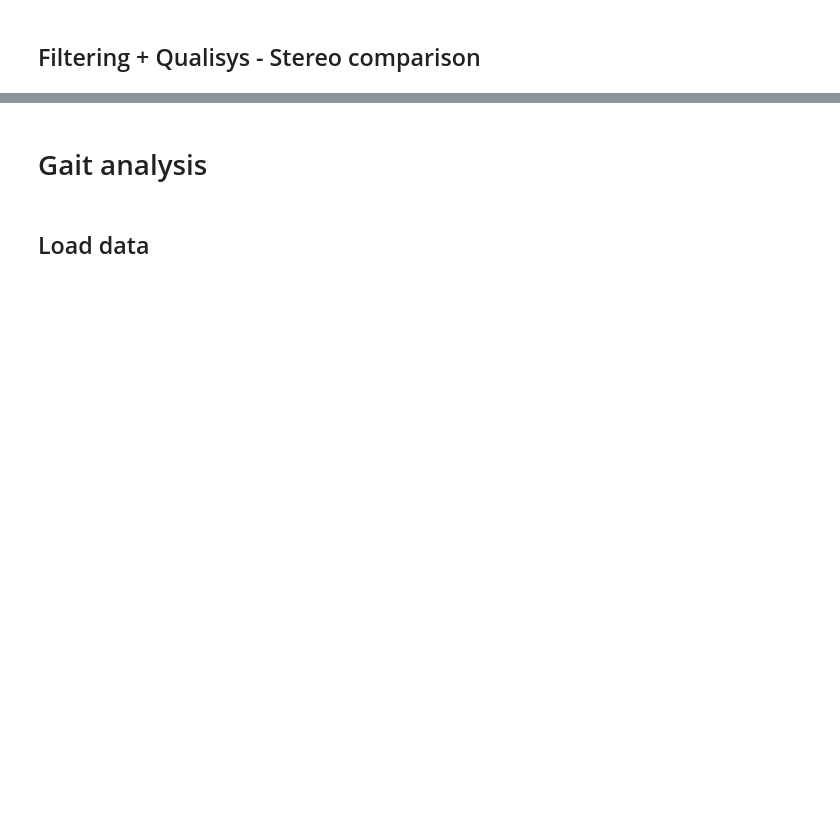
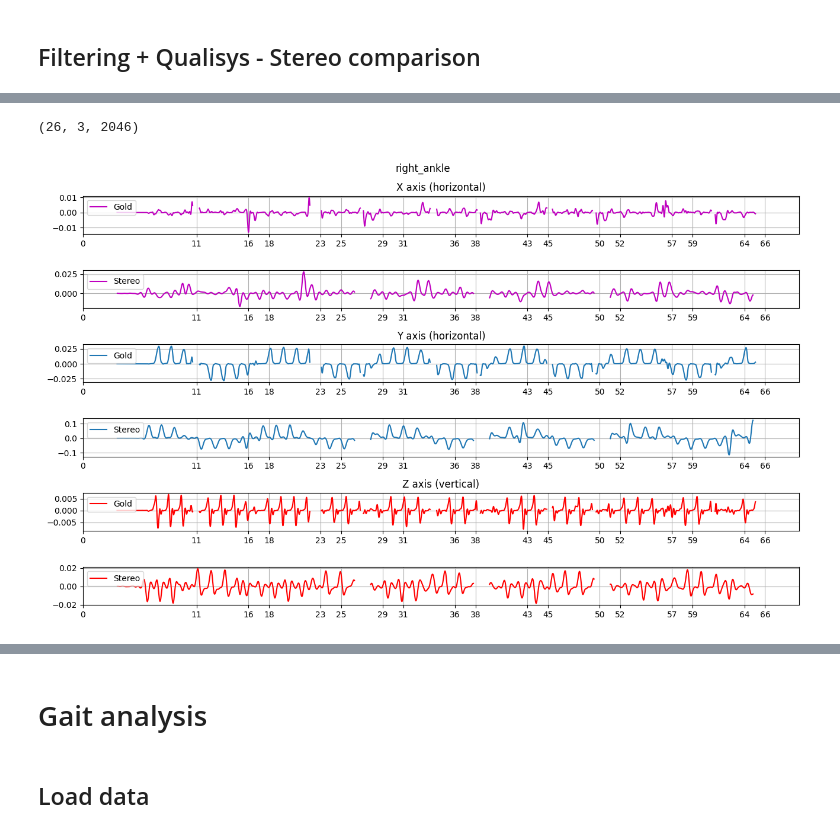
Before and after one commit to MateUnger/StereoVision, a Jupyter notebook: pipeline.ipynb, the cells around one changed output, grey strips where cells are left out. Drawn from its saved outputs; the diff is of its cells as text; code cells hidden in the pictures; blank space fills up the shorter version.

```diff
--- a/pipeline.ipynb
+++ b/pipeline.ipynb
@@ -496,3 +555,7 @@ plt.show()
+# %%
+keypoints_3d.shape
+# %% [output]
+(26, 3, 2046)
 # %%
 # perform filtering, visualize results as a comparison between Qualisys and Stereo
 from scipy.signal import butter, filtfilt
@@ -501,14 +564,17 @@ keypoints_3d = loaded_data["keypoints_3d"]
 
 
 
-keypoints_3d[:,:,2360:2410] = np.nan
+keypoints_3d[:,:,890:935] = np.nan
+keypoints_3d[:,:,1235:1280] = np.nan
+keypoints_3d[:,:,1585:1630] = np.nan
 
 keypoint_name = "right_ankle"
 contra_keypoint_name = "left_ankle"
 
 # Qualisys
 qualisys_idx = list(qualisys_labels).index(keypoint_name)
-qualisys_data = filter_data(qualisys_data, 100, "lowpass", [7], 4, 0.25)
+qualisys_fps = 100
+qualisys_data = filter_data(qualisys_data, qualisys_fps, "lowpass", [7], 4, 0.25)
 
 Qd = qualisys_data[qualisys_idx, 0, :]
 Qx = qualisys_data[qualisys_idx, 2, :]
@@ -517,23 +583,24 @@ Qy = qualisys_data[qualisys_idx, 1, :]
 
 # stereo
 stereo_idx = kpt_labels.index(keypoint_name)
-keypoints_3d_filtered = filter_data(keypoints_3d, 60, "lowpass", [2], 4, 0.25)
+stereo_fps = 30
+keypoints_3d_filtered = filter_data(keypoints_3d, stereo_fps, "lowpass", [2], 4, 0.25)
 
 #TODO: try to figure out why bandpass makes it broken
 # keypoints_3d_filtered[:, :2, :] = filter_data(copy.deepcopy(keypoints_3d_filtered), 60, "lowpass", [2], 4, 0.25)[:, :2, :]
 # keypoints_3d_filtered[:, 2, :] = filter_data(copy.deepcopy(keypoints_3d_filtered), 60, "bandpass", [0.2, 2], 4, 0.25)[:, 2, :]
 
 
-shift = 0
+shift = 200
 Sd = keypoints_3d_filtered[stereo_idx, 0, shift:]
 Sx = keypoints_3d_filtered[stereo_idx, 1, shift:]
 Sy = keypoints_3d_filtered[stereo_idx, 2, shift:]
 
 
 ## plot
-tQ = np.linspace(0, len(Qd) / 100, len(Qd))
-tS = np.linspace(0, len(Sx) / 60, len(Sx))
-# xticks = np.array([0, 11, 16, 18, 23, 25, 29, 31, 36, 38, 43, 45, 50, 52, 57, 59, 64, 66])  # manual annotation
+tQ = np.linspace(0, len(Qd) / qualisys_fps, len(Qd))
+tS = np.linspace(0, len(Sx) / stereo_fps, len(Sx))
+xticks = np.array([0, 11, 16, 18, 23, 25, 29, 31, 36, 38, 43, 45, 50, 52, 57, 59, 64, 66])  # manual annotation
 plt.close("all")
 fig, axs = plt.subplots(6, 1, figsize=(13, 8))
 
@@ -544,33 +611,35 @@ axs[0].plot(tQ[1:],np.diff(Qy),'m',label = 'Gold')
 # axs[1].plot(tS, Sx, "m", label="Stereo")
 axs[1].plot(tS[1:],np.diff(Sx),'m',label='Stereo')
 # axs[1].plot(tS,keypoints_3d[stereo_idx,1,shift:],"g--",alpha=0.5,label="raw")
 
 ## Horizontal ax 2-------------------------------------------------------
 # axs[2].plot(tQ, Qd, label="Gold")
 axs[2].plot(tQ[1:],np.diff(Qd),label='Gold')
 # axs[3].plot(tS, Sd, label="Stereo")
 axs[3].plot(tS[1:],np.diff(Sd),label='Stereo')
 # axs[3].plot(tS,keypoints_3d[stereo_idx,0,shift:],"g--",alpha=0.5,label="raw")
 
 ## Vertical ax ----------------------------------------------------------
 # axs[4].plot(tQ, Qx, "r", label="Gold")
 axs[4].plot(tQ[1:],np.diff(Qx),'r',label = 'Gold')
 # axs[5].plot(tS, Sy, "r", label="Stereo")
 axs[5].plot(tS[1:],np.diff(Sy),'r',label='Stereo')
 # axs[5].plot(tS,keypoints_3d[stereo_idx,2,shift:],"g--",alpha=0.5,label="raw")
 
 
 plt.suptitle(keypoint_name)
 axs[0].set_title("X axis (horizontal)")
 axs[2].set_title("Y axis (horizontal)")
 axs[4].set_title("Z axis (vertical)")
 for ax in axs:
     ax.legend(loc="upper left")
     ax.set_xlim([min(xticks), max(xticks)])
     ax.set_xticks(xticks - 3.3, xticks)
     ax.grid()
 
 plt.tight_layout()
+# %% [output]
+[figure, added]
 # %%
 # save filtered stereo data
 stereo_save_path = f"stereo_videos\\validation_test\\{participant}\\43916681.npz"
```
Also changed, not shown: parts of 28 cells of this notebook, 6 other files.
